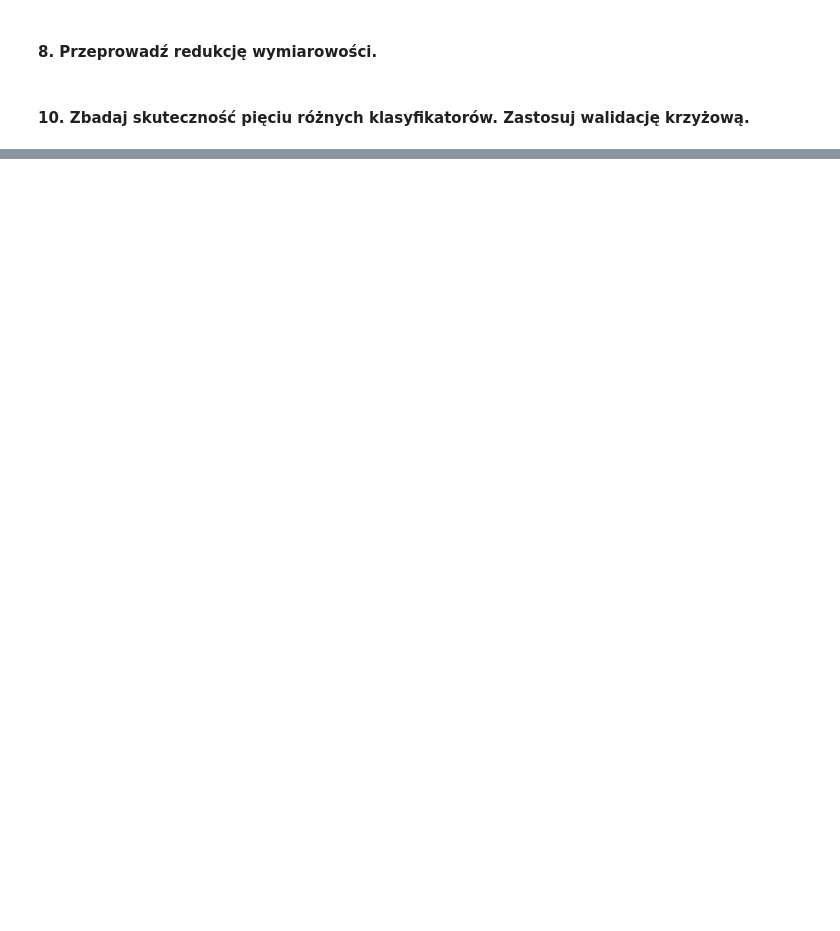
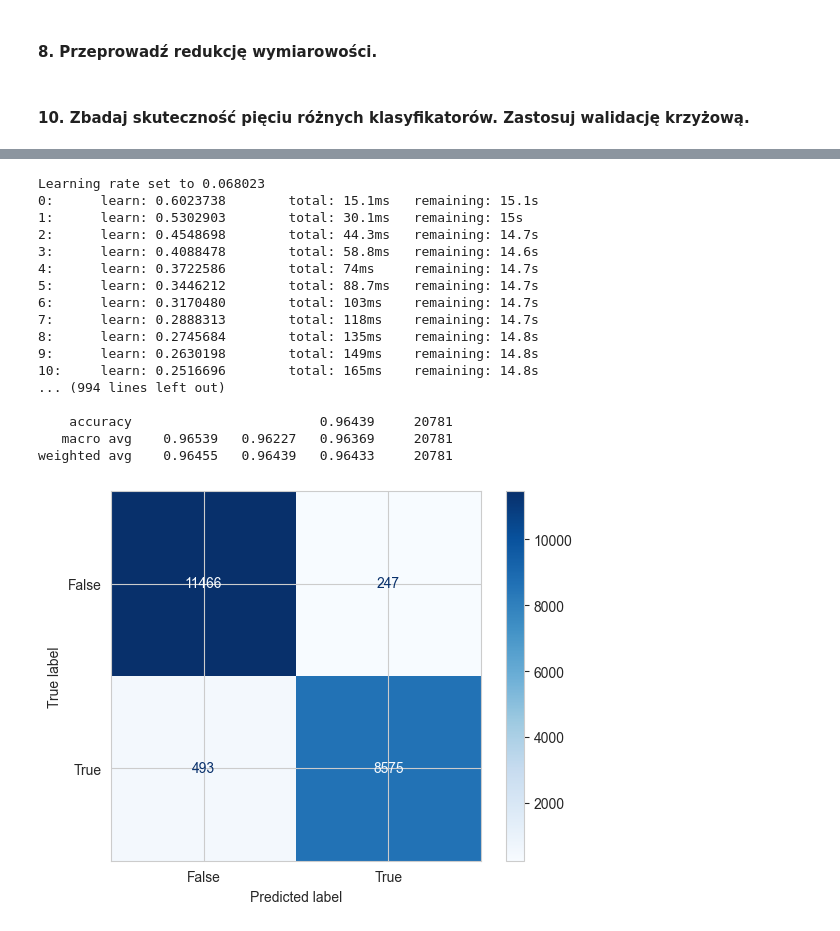
Before and after one commit to Paulaszka/data_science_task, a Jupyter notebook: Notebook.ipynb, the cells around one changed output, grey strips where cells are left out. Cells and saved outputs as stored; diff of their text form; code cells hidden in the pictures; blank space fills up the shorter version.

```diff
--- a/Notebook.ipynb
+++ b/Notebook.ipynb
@@ -419,0 +470,23 @@ weighted avg    0.95947   0.95915   0.95905     20781
+# %%
+params_catboost = {'random_state': 42}
+model_catboost = catboost.CatBoostClassifier(**params_catboost)
+model_catboost, roc_auc_catboost = run_model(model_catboost, X_train, y_train, X_val, y_val)
+# %% [output]
+Learning rate set to 0.068023
+0:      learn: 0.6023738        total: 15.1ms   remaining: 15.1s
+1:      learn: 0.5302903        total: 30.1ms   remaining: 15s
+2:      learn: 0.4548698        total: 44.3ms   remaining: 14.7s
+3:      learn: 0.4088478        total: 58.8ms   remaining: 14.6s
+4:      learn: 0.3722586        total: 74ms     remaining: 14.7s
+5:      learn: 0.3446212        total: 88.7ms   remaining: 14.7s
+6:      learn: 0.3170480        total: 103ms    remaining: 14.7s
+7:      learn: 0.2888313        total: 118ms    remaining: 14.7s
+8:      learn: 0.2745684        total: 135ms    remaining: 14.8s
+9:      learn: 0.2630198        total: 149ms    remaining: 14.8s
+10:     learn: 0.2516696        total: 165ms    remaining: 14.8s
+... (994 lines left out)
+
+    accuracy                        0.96439     20781
+   macro avg    0.96539   0.96227   0.96369     20781
+weighted avg    0.96455   0.96439   0.96433     20781
+[figure, added]
```
Also changed, not shown: parts of 8 cells of this notebook.
